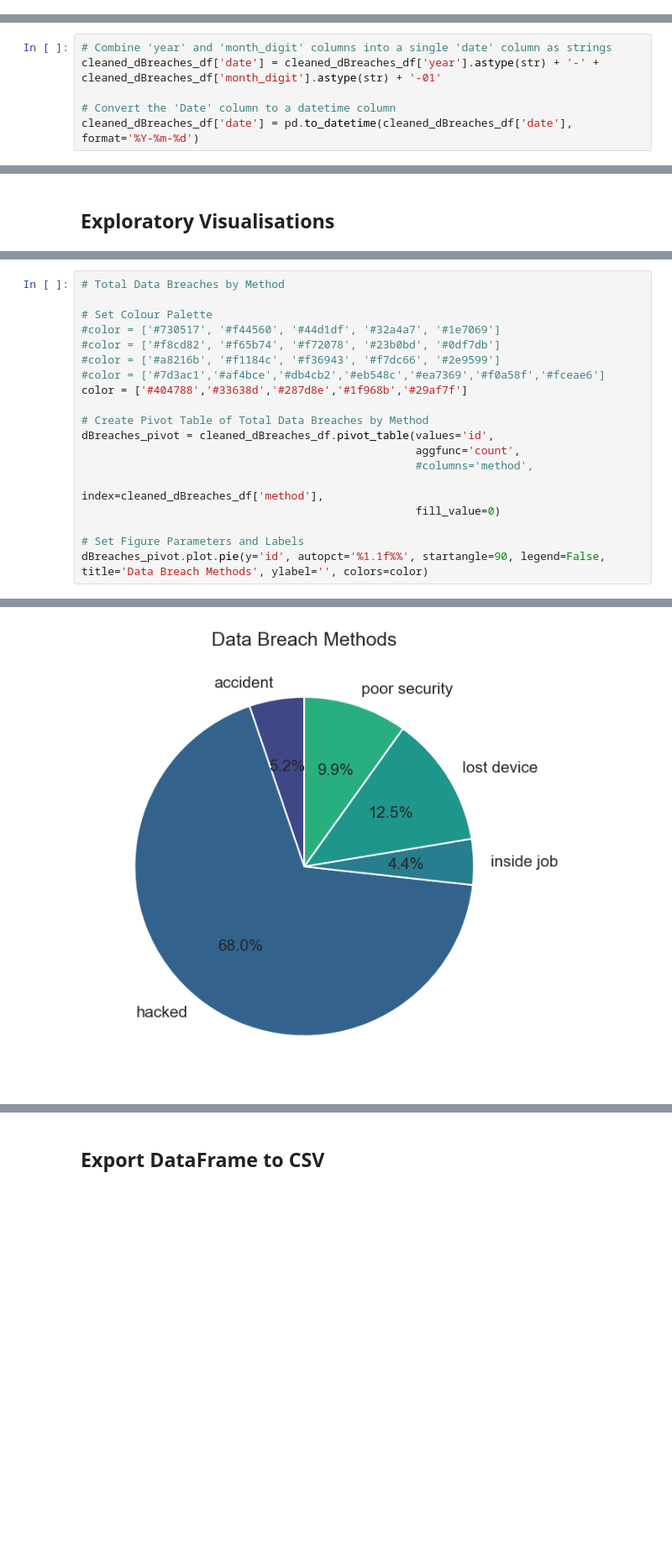
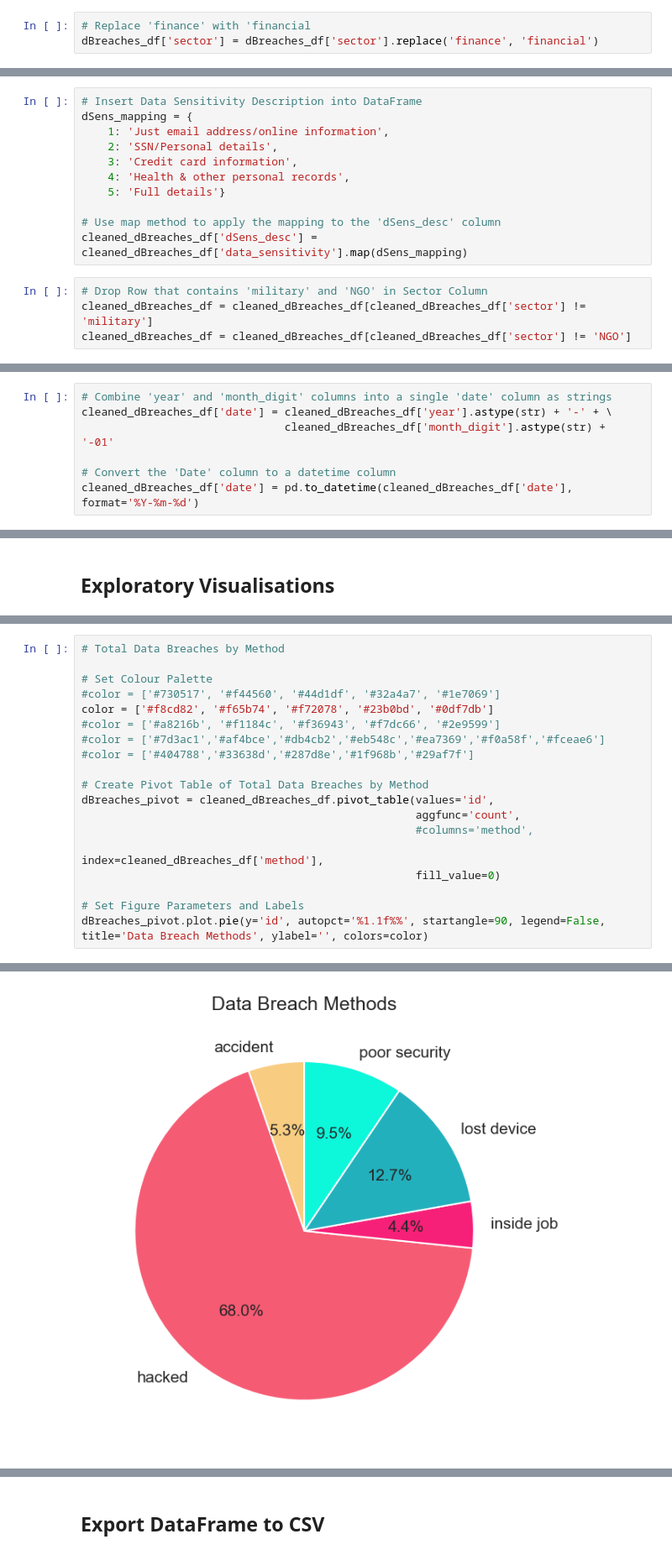
Before and after one commit to PianoPalf/group-project-3, a Jupyter notebook: Python/dataframe_creation_&_clean_SP.ipynb, the cells around one changed output, grey strips where cells are left out. Shown at 84% size. Drawn from its saved outputs; the diff is of its cells as text; blank space fills up the shorter version.

```diff
--- a/Python/dataframe_creation_&_clean_SP.ipynb
+++ b/Python/dataframe_creation_&_clean_SP.ipynb
@@ -320,3 +330,6 @@ dBreaches_df['method'] = dBreaches_df['method'].str.strip()
+# %%
+# Replace 'finance' with 'financial
+dBreaches_df['sector'] = dBreaches_df['sector'].replace('finance', 'financial')
 # %%
 # Check DataFrame
 dBreaches_df
@@ -368,4 +381,19 @@ month_mapping = {
 cleaned_dBreaches_df['month_digit'] = cleaned_dBreaches_df['month'].map(month_mapping)
+# %%
+# Insert Data Sensitivity Description into DataFrame
+dSens_mapping = {
+    1: 'Just email address/online information',
+    2: 'SSN/Personal details',
+    3: 'Credit card information',
+    4: 'Health & other personal records',
+    5: 'Full details'}
+
+# Use map method to apply the mapping to the 'dSens_desc' column
+cleaned_dBreaches_df['dSens_desc'] = cleaned_dBreaches_df['data_sensitivity'].map(dSens_mapping)
+# %%
+# Drop Row that contains 'military' and 'NGO' in Sector Column
+cleaned_dBreaches_df = cleaned_dBreaches_df[cleaned_dBreaches_df['sector'] != 'military']
+cleaned_dBreaches_df = cleaned_dBreaches_df[cleaned_dBreaches_df['sector'] != 'NGO']
 # %%
 cleaned_dBreaches_df['month'].unique()
 # %% [output]
@@ -373,7 +401,8 @@ array(['Aug', 'Dec', 'May', 'Feb', 'Jul', 'Jun', 'Apr', 'Mar', 'Jan',
        'Nov', 'Oct', 'Sep'], dtype=object)
 # %%
 # Combine 'year' and 'month_digit' columns into a single 'date' column as strings
-cleaned_dBreaches_df['date'] = cleaned_dBreaches_df['year'].astype(str) + '-' + cleaned_dBreaches_df['month_digit'].astype(str) + '-01'
+cleaned_dBreaches_df['date'] = cleaned_dBreaches_df['year'].astype(str) + '-' + \
+                               cleaned_dBreaches_df['month_digit'].astype(str) + '-01'
 
 # Convert the 'Date' column to a datetime column
 cleaned_dBreaches_df['date'] = pd.to_datetime(cleaned_dBreaches_df['date'], format='%Y-%m-%d')
@@ -725,25 +735,25 @@ dBreaches_pivot
 # %%
 # Total Data Breaches by Method
 
 # Set Colour Palette
 #color = ['#730517', '#f44560', '#44d1df', '#32a4a7', '#1e7069']
-#color = ['#f8cd82', '#f65b74', '#f72078', '#23b0bd', '#0df7db']
+color = ['#f8cd82', '#f65b74', '#f72078', '#23b0bd', '#0df7db']
 #color = ['#a8216b', '#f1184c', '#f36943', '#f7dc66', '#2e9599']
 #color = ['#7d3ac1','#af4bce','#db4cb2','#eb548c','#ea7369','#f0a58f','#fceae6']
-color = ['#404788','#33638d','#287d8e','#1f968b','#29af7f']
+#color = ['#404788','#33638d','#287d8e','#1f968b','#29af7f']
 
 # Create Pivot Table of Total Data Breaches by Method
 dBreaches_pivot = cleaned_dBreaches_df.pivot_table(values='id',
                                                    aggfunc='count',
                                                    #columns='method',
                                                    index=cleaned_dBreaches_df['method'],
                                                    fill_value=0)
 
 # Set Figure Parameters and Labels
 dBreaches_pivot.plot.pie(y='id', autopct='%1.1f%%', startangle=90, legend=False, title='Data Breach Methods', ylabel='', colors=color)
 # %% [output]
 <Axes: title={'center': 'Data Breach Methods'}>
-[figure, old version]
+[figure, new version]
 # %%
 # Create Pivot Table (Aggregate Function = Sum) of Breaches by Sector
 dBreaches_sector_pivot = cleaned_dBreaches_df.pivot_table('id',
```
Also changed, not shown: parts of 33 cells of this notebook, 19 other files.
